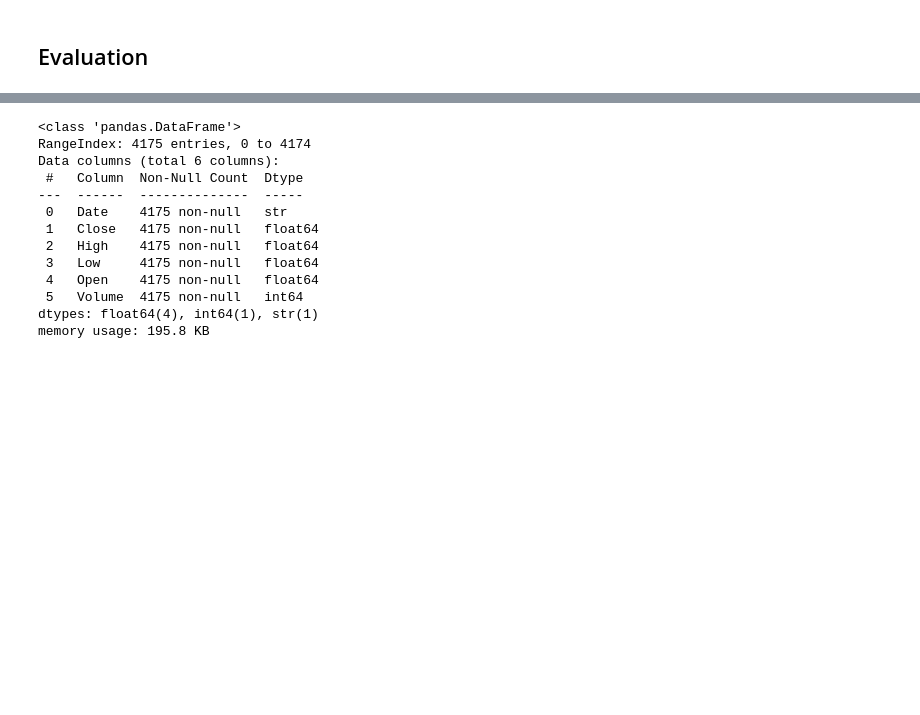
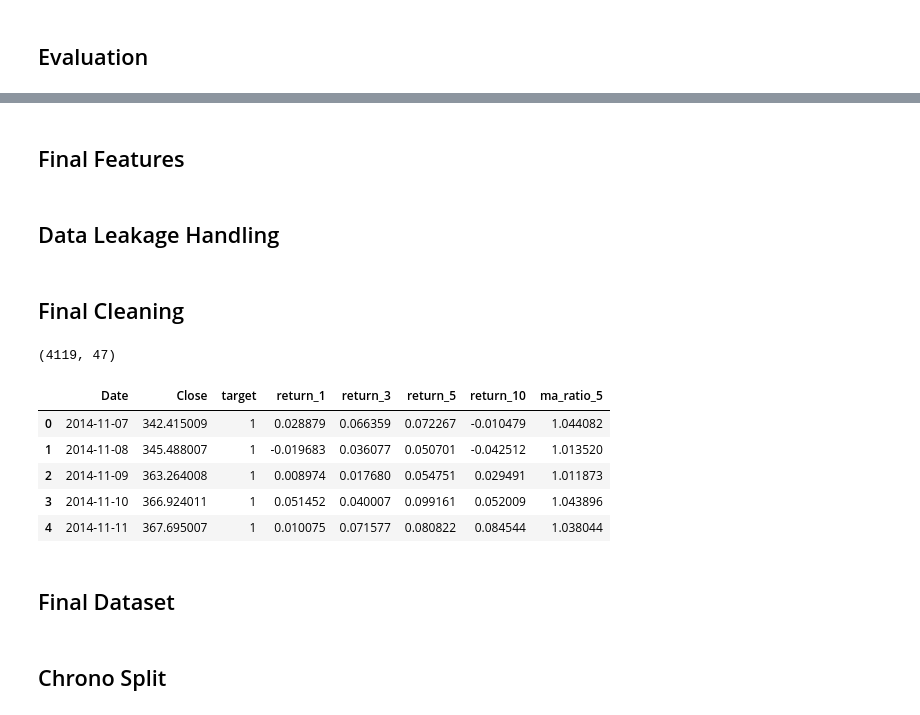
Before and after one commit to Geoffgrid/ai_for_finance, a Jupyter notebook: notebook/notebook.ipynb, the cells around one changed output, grey strips where cells are left out. Cells and saved outputs as stored; diff of their text form; code cells hidden in the pictures; blank space fills up the shorter version.

```diff
--- a/notebook/notebook.ipynb
+++ b/notebook/notebook.ipynb
@@ -94,16 +158,56 @@ data.head()
 # %%
-data.info()
+df["trend_strength_20"] = df["Close"] / df["ma_20"]
+df["above_ma20"] = (df["Close"] > df["ma_20"]).astype(int)
+
+df["acceleration"] = df["return_1"].diff()
+df["trend_slope"] = df["ma_20"].diff()
+df["distance_ma20"] = (df["Close"] - df["ma_20"]) / df["ma_20"]
+df["trend_slope_50"] = df["Close"].rolling(50).mean().diff()
+df["distance_ma50"] = (df["Close"] - df["Close"].rolling(50).mean()) / df["Close"].rolling(50).mean()
+df["volatility_50"] = df["Close"].pct_change().rolling(50).std()
+df["vol_regime"] = df["volatility_10"] / df["volatility_50"]
+df["volume_ma20"] = df["Volume"].rolling(20).mean()
+df["volume_shock"] = df["Volume"] / df["volume_ma20"]
+for lag in range(1,6):
+    df[f"return_lag_{lag}"] = df["return_1"].shift(lag)
-# %% [output]
-<class 'pandas.DataFrame'>
-RangeIndex: 4175 entries, 0 to 4174
-Data columns (total 6 columns):
- #   Column  Non-Null Count  Dtype
----  ------  --------------  -----
- 0   Date    4175 non-null   str
- 1   Close   4175 non-null   float64
- 2   High    4175 non-null   float64
- 3   Low     4175 non-null   float64
- 4   Open    4175 non-null   float64
- 5   Volume  4175 non-null   int64
-dtypes: float64(4), int64(1), str(1)
-memory usage: 195.8 KB
+# %% [markdown]
+## Final Features
+# %%
+features = [
+    "distance_ma20",
+    "volatility_50",
+    "distance_ma50",
+    "trend_strength_20",
+    "ma_ratio_20",
+    "MACD_signal",
+    "MACD",
+    "trend_slope",
+    "RSI",
+    "volatility_10",
+    "ma_ratio_10",
+    "MACD_diff",
+    "return_10",
+    "trend_slope_50",
+    "vol_regime"
+]
+# %% [markdown]
+## Data Leakage Handling
+# %%
+df[features] = df[features].shift(1)
+# %% [markdown]
+## Final Cleaning
+# %%
+df = df.dropna().reset_index(drop=True)
+
+print(df.shape)
+df[["Date", "Close", "target"] + features[:5]].head()
+# %% [output]
+(4119, 47)
+|  | Date | Close | target | return_1 | return_3 | return_5 | return_10 | ma_ratio_5 |
+| 0 | 2014-11-07 | 342.415009 | 1 | 0.028879 | 0.066359 | 0.072267 | -0.010479 | 1.044082 |
+| 1 | 2014-11-08 | 345.488007 | 1 | -0.019683 | 0.036077 | 0.050701 | -0.042512 | 1.013520 |
+| 2 | 2014-11-09 | 363.264008 | 1 | 0.008974 | 0.017680 | 0.054751 | 0.029491 | 1.011873 |
+| 3 | 2014-11-10 | 366.924011 | 1 | 0.051452 | 0.040007 | 0.099161 | 0.052009 | 1.043896 |
+| 4 | 2014-11-11 | 367.695007 | 1 | 0.010075 | 0.071577 | 0.080822 | 0.084544 | 1.038044 |
+# %% [markdown]
+## Final Dataset
@@ -109,0 +217,2 @@ memory usage: 195.8 KB
+# %% [markdown]
+## Chrono Split
```
Also changed, not shown: parts of 26 cells of this notebook.
